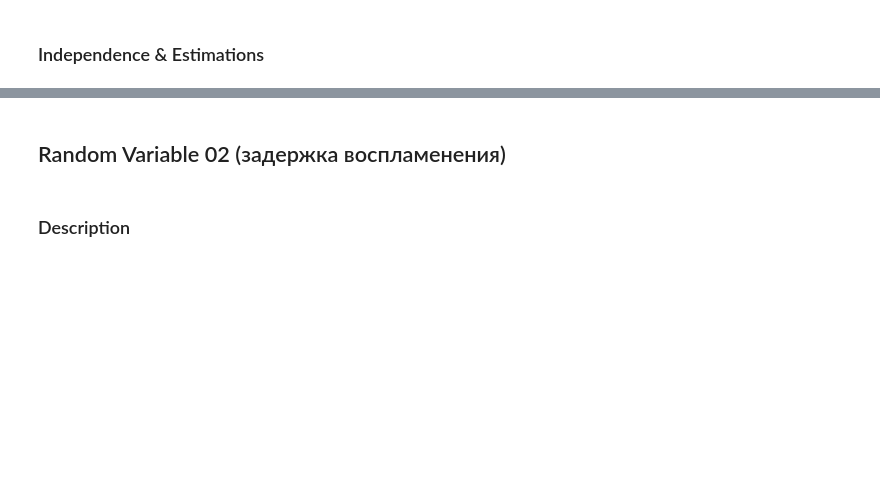
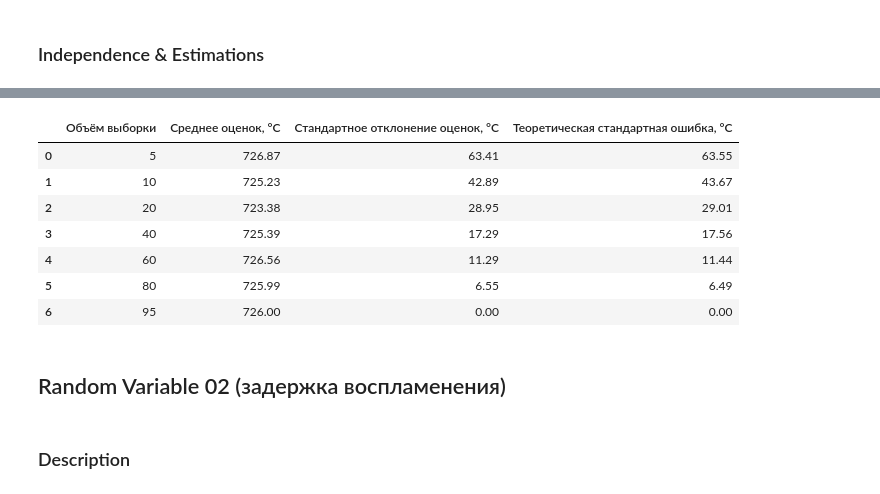
Before and after one commit to ekairaliev/AppStat-Lab01, a Jupyter notebook: AppStat_Lab01.ipynb, the cells around one changed output, grey strips where cells are left out. Cells and saved outputs as stored; diff of their text form; code cells hidden in the pictures; blank space fills up the shorter version.

```diff
--- a/AppStat_Lab01.ipynb
+++ b/AppStat_Lab01.ipynb
@@ -1350,3 +1619,42 @@ plt.show()
+# %%
+rng = np.random.default_rng(43)
+
+results_without_replacement = []
+population_size = len(population)
+population_std = population.std(ddof=0)
+
+for n in sample_sizes:
+    means = np.array([
+        rng.choice(population, size=n, replace=False).mean()
+        for _ in range(1000)
+    ])
+
+    theoretical_se = (
+        population_std / np.sqrt(n)
+        * np.sqrt((population_size - n) / (population_size - 1))
+    )
+
+    results_without_replacement.append({
+        "Объём выборки": n,
+        "Среднее оценок, °C": means.mean(),
+        "Стандартное отклонение оценок, °C": means.std(ddof=1),
+        "Теоретическая стандартная ошибка, °C": theoretical_se
+    })
+
+mean_estimation_without_replacement = pd.DataFrame(
+    results_without_replacement
+)
+
+display(mean_estimation_without_replacement.round(2))
+# %% [output]
+|  | Объём выборки | Среднее оценок, °C | Стандартное отклонение оценок, °C | Теоретическая стандартная ошибка, °C |
+| 0 | 5 | 726.87 | 63.41 | 63.55 |
+| 1 | 10 | 725.23 | 42.89 | 43.67 |
+| 2 | 20 | 723.38 | 28.95 | 29.01 |
+| 3 | 40 | 725.39 | 17.29 | 17.56 |
+| 4 | 60 | 726.56 | 11.29 | 11.44 |
+| 5 | 80 | 725.99 | 6.55 | 6.49 |
+| 6 | 95 | 726.00 | 0.00 | 0.00 |
 # %% [markdown]
 ## Random Variable 02 (задержка воспламенения)
 # %% [markdown]
```
Also changed, not shown: parts of 17 cells of this notebook.
